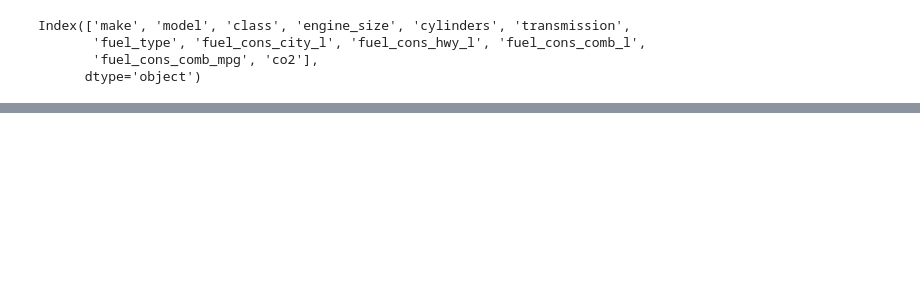
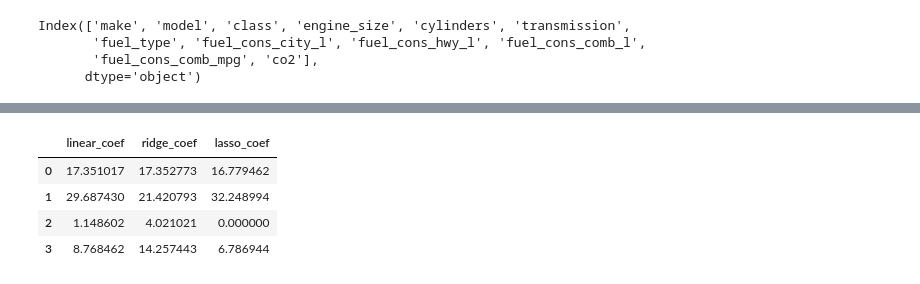
Before and after one commit to ssamiyavuzz/CO2-Emission-Project, a Jupyter notebook: CO2_Emission_Project.ipynb, the cells around one changed output, grey strips where cells are left out. Cells and saved outputs as stored; diff of their text form; code cells hidden in the pictures; blank space fills up the shorter version.

```diff
--- a/CO2_Emission_Project.ipynb
+++ b/CO2_Emission_Project.ipynb
@@ -527,0 +601,8 @@ pd.concat([lm_df, rcm_df], axis=1)
+# %%
+pd.concat([lm_df, rcm_df, lcm_df], axis=1)
+# %% [output]
+|  | linear_coef | ridge_coef | lasso_coef |
+| 0 | 17.351017 | 17.352773 | 16.779462 |
+| 1 | 29.687430 | 21.420793 | 32.248994 |
+| 2 | 1.148602 | 4.021021 | 0.000000 |
+| 3 | 8.768462 | 14.257443 | 6.786944 |
```
Also changed, not shown: parts of 70 cells of this notebook.
